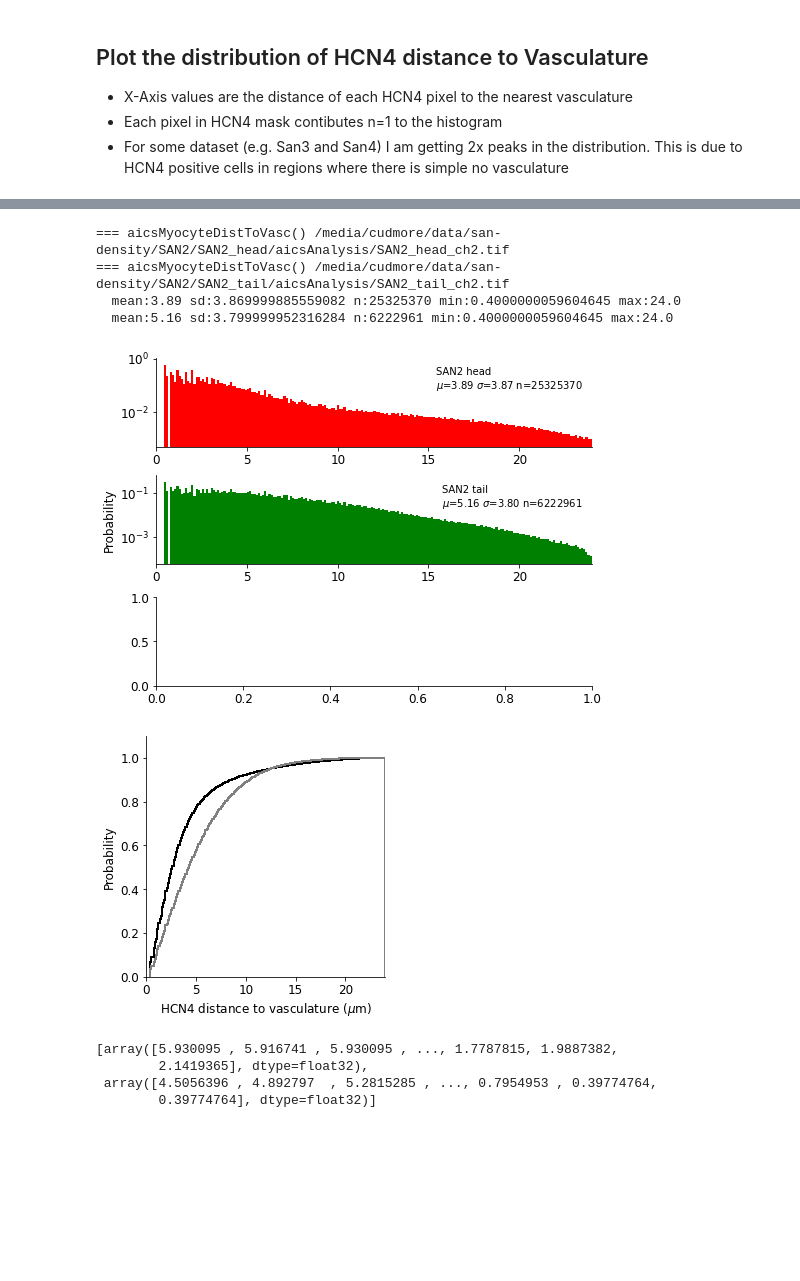
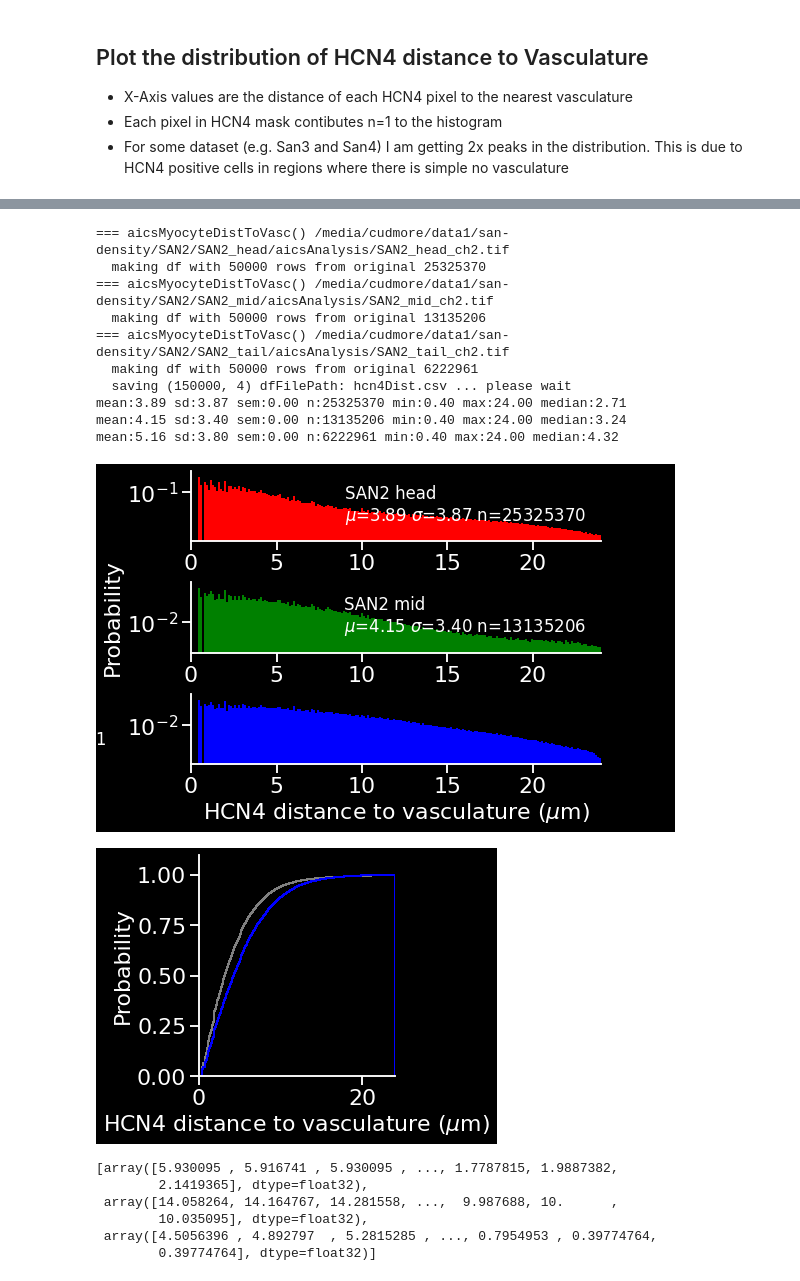
Before and after one commit to cudmore/saNode, a Jupyter notebook: notebooks/manuscript-20201103.ipynb, the cells around one changed output, grey strips where cells are left out. Drawn from its saved outputs; the diff is of its cells as text; code cells hidden in the pictures; blank space fills up the shorter version.

```diff
--- a/notebooks/manuscript-20201103.ipynb
+++ b/notebooks/manuscript-20201103.ipynb
@@ -429,21 +449,29 @@ print(len(goodDistList[0]))
 # %%
 # SAN2
 pathList = [
-    '/media/cudmore/data/san-density/SAN2/SAN2_head/aicsAnalysis/SAN2_head_ch2.tif',
-    '/media/cudmore/data/san-density/SAN2/SAN2_mid/aicsAnalysis/SAN2_mid_ch2.tif',
-    '/media/cudmore/data/san-density/SAN2/SAN2_tail/aicsAnalysis/SAN2_tail_ch2.tif',
+    '/media/cudmore/data1/san-density/SAN2/SAN2_head/aicsAnalysis/SAN2_head_ch2.tif',
+    '/media/cudmore/data1/san-density/SAN2/SAN2_mid/aicsAnalysis/SAN2_mid_ch2.tif',
+    '/media/cudmore/data1/san-density/SAN2/SAN2_tail/aicsAnalysis/SAN2_tail_ch2.tif',
     ]
 
 aicsPlot.plot_hcn4_dist_hist(pathList)
 # %% [output]
-=== aicsMyocyteDistToVasc() /media/cudmore/data/san-density/SAN2/SAN2_head/aicsAnalysis/SAN2_head_ch2.tif
-=== aicsMyocyteDistToVasc() /media/cudmore/data/san-density/SAN2/SAN2_tail/aicsAnalysis/SAN2_tail_ch2.tif
-  mean:3.89 sd:3.869999885559082 n:25325370 min:0.4000000059604645 max:24.0
-  mean:5.16 sd:3.799999952316284 n:6222961 min:0.4000000059604645 max:24.0
+=== aicsMyocyteDistToVasc() /media/cudmore/data1/san-density/SAN2/SAN2_head/aicsAnalysis/SAN2_head_ch2.tif
+  making df with 50000 rows from original 25325370
+=== aicsMyocyteDistToVasc() /media/cudmore/data1/san-density/SAN2/SAN2_mid/aicsAnalysis/SAN2_mid_ch2.tif
+  making df with 50000 rows from original 13135206
+=== aicsMyocyteDistToVasc() /media/cudmore/data1/san-density/SAN2/SAN2_tail/aicsAnalysis/SAN2_tail_ch2.tif
+  making df with 50000 rows from original 6222961
+  saving (150000, 4) dfFilePath: hcn4Dist.csv ... please wait
+mean:3.89 sd:3.87 sem:0.00 n:25325370 min:0.40 max:24.00 median:2.71
+mean:4.15 sd:3.40 sem:0.00 n:13135206 min:0.40 max:24.00 median:3.24
+mean:5.16 sd:3.80 sem:0.00 n:6222961 min:0.40 max:24.00 median:4.32
-[figure, old version]
+[figure, new version]
-[figure, old version]
+[figure, new version]
 [array([5.930095 , 5.916741 , 5.930095 , ..., 1.7787815, 1.9887382,
         2.1419365], dtype=float32),
+ array([14.058264, 14.164767, 14.281558, ...,  9.987688, 10.      ,
+        10.035095], dtype=float32),
  array([4.5056396 , 4.892797  , 5.2815285 , ..., 0.7954953 , 0.39774764,
         0.39774764], dtype=float32)]
 # %%
```
Also changed, not shown: parts of 16 cells of this notebook, 16 other files.
